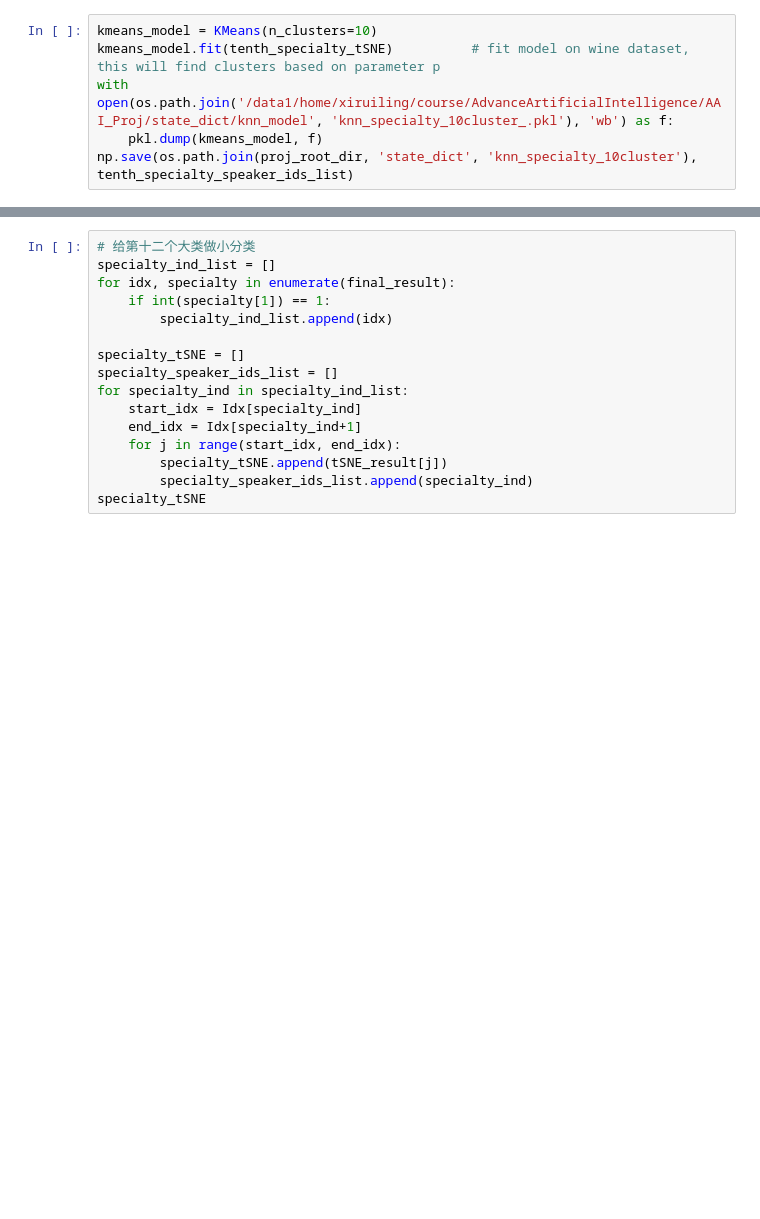
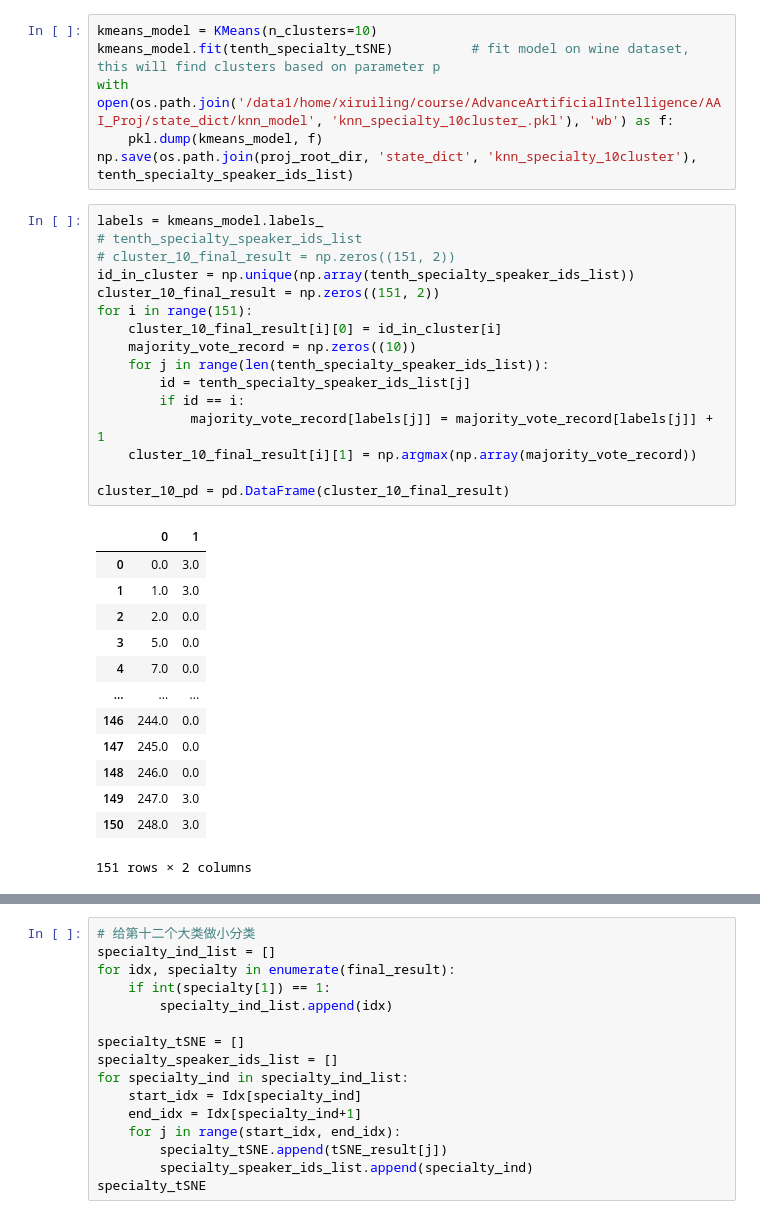
Before and after one commit to LTan229/SID_with_net_of_expert, a Jupyter notebook: script/knn.ipynb, the cells around one changed output, grey strips where cells are left out. Drawn from its saved outputs; the diff is of its cells as text; blank space fills up the shorter version.

```diff
--- a/script/knn.ipynb
+++ b/script/knn.ipynb
@@ -227,3 +209,33 @@ kmeans_model.fit(tenth_specialty_tSNE)          # fit model on wine dataset, thi
 with open(os.path.join('/data1/home/xiruiling/course/AdvanceArtificialIntelligence/AAI_Proj/state_dict/knn_model', 'knn_specialty_10cluster_.pkl'), 'wb') as f:
     pkl.dump(kmeans_model, f)
 np.save(os.path.join(proj_root_dir, 'state_dict', 'knn_specialty_10cluster'), tenth_specialty_speaker_ids_list)
+# %%
+labels = kmeans_model.labels_
+# tenth_specialty_speaker_ids_list
+# cluster_10_final_result = np.zeros((151, 2))
+id_in_cluster = np.unique(np.array(tenth_specialty_speaker_ids_list))
+cluster_10_final_result = np.zeros((151, 2))
+for i in range(151):
+    cluster_10_final_result[i][0] = id_in_cluster[i]
+    majority_vote_record = np.zeros((10))
+    for j in range(len(tenth_specialty_speaker_ids_list)):
+        id = tenth_specialty_speaker_ids_list[j]
+        if id == i:
+            majority_vote_record[labels[j]] = majority_vote_record[labels[j]] + 1
+    cluster_10_final_result[i][1] = np.argmax(np.array(majority_vote_record))
+
+cluster_10_pd = pd.DataFrame(cluster_10_final_result)
+# %% [output]
+|  | 0 | 1 |
+| 0 | 0.0 | 3.0 |
+| 1 | 1.0 | 3.0 |
+| 2 | 2.0 | 0.0 |
+| 3 | 5.0 | 0.0 |
+| 4 | 7.0 | 0.0 |
+| ... | ... | ... |
+| 146 | 244.0 | 0.0 |
+| 147 | 245.0 | 0.0 |
+| 148 | 246.0 | 0.0 |
+| 149 | 247.0 | 3.0 |
+| 150 | 248.0 | 3.0 |
+151 rows × 2 columns
```
Also changed, not shown: parts of 3 cells of this notebook, 2 other files.
